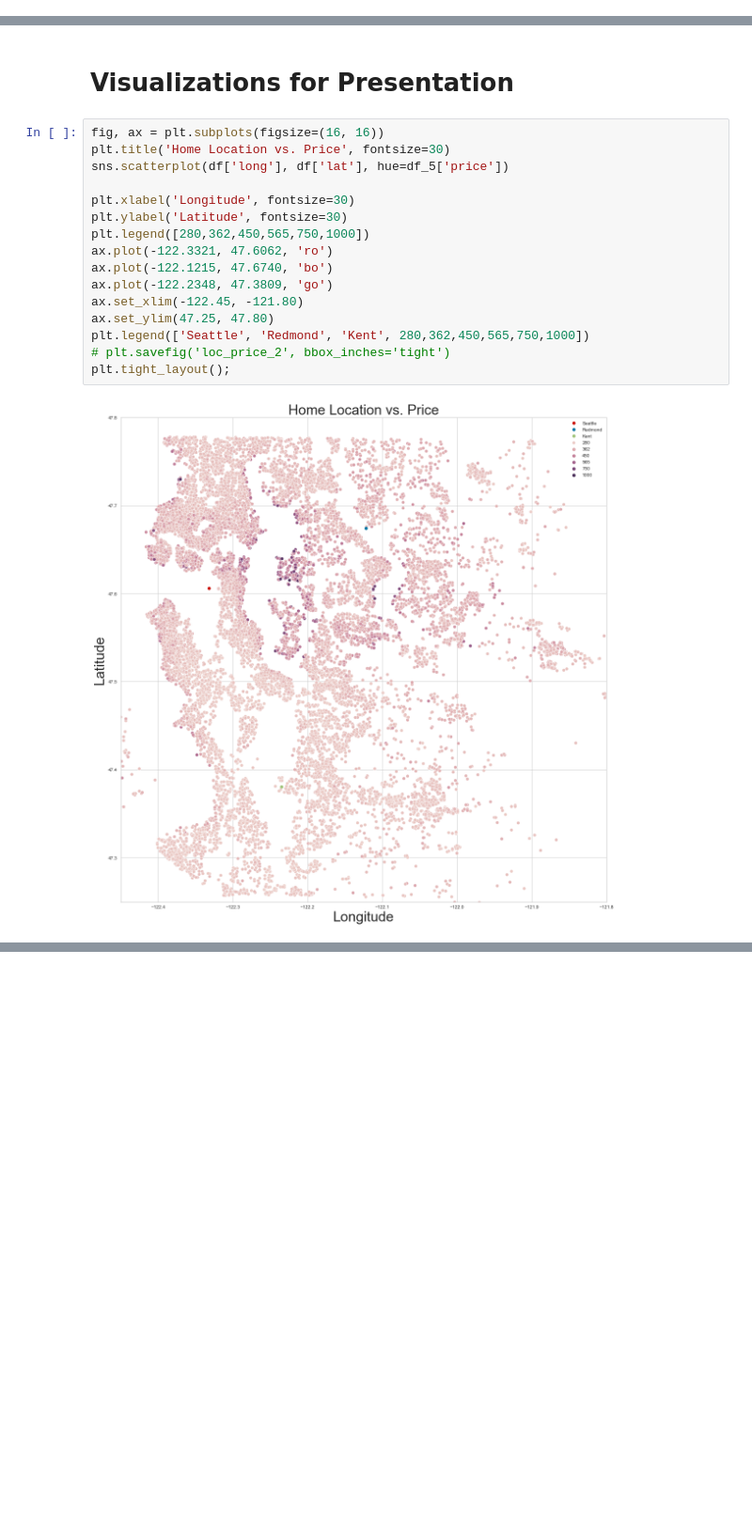
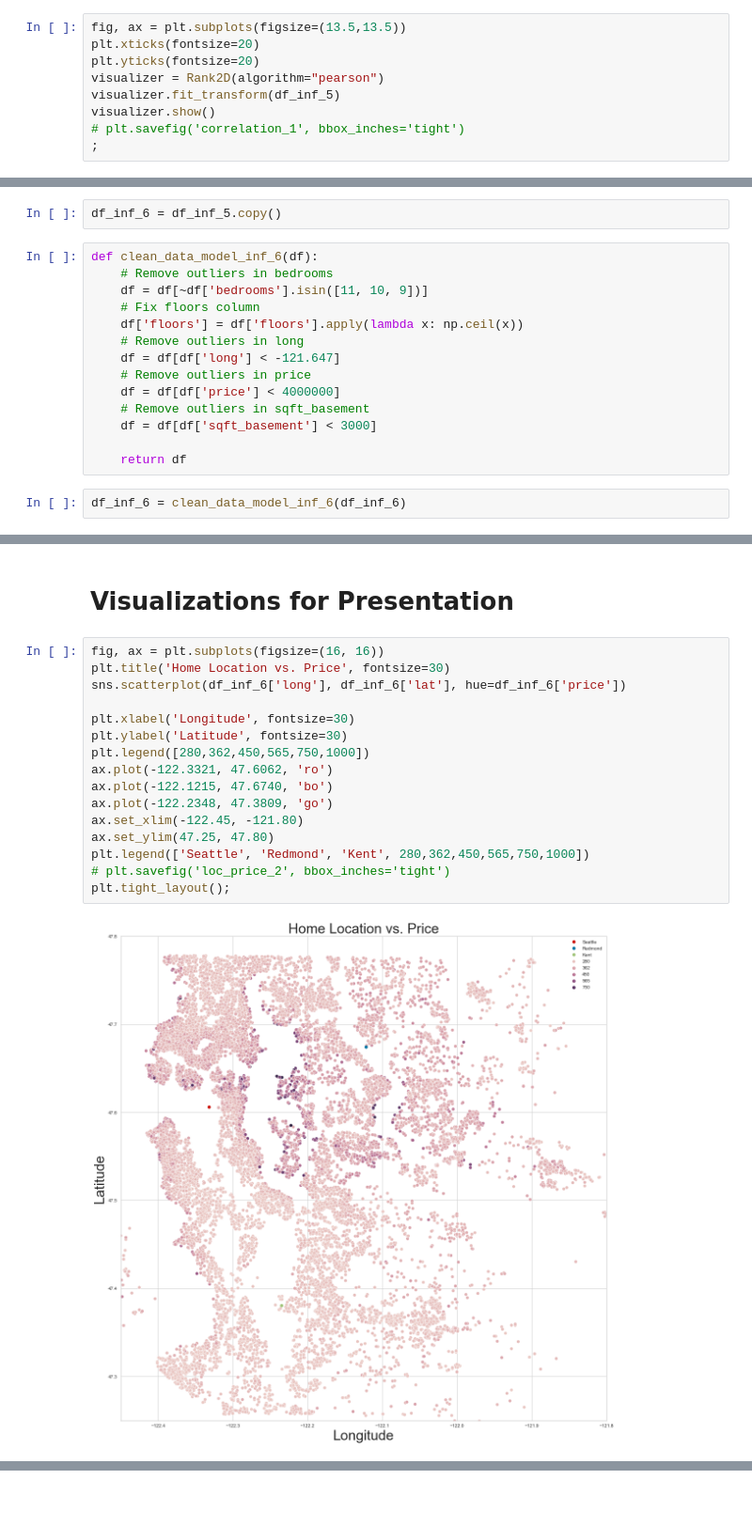
Before and after one commit to DataDoggo215/dsc-phase2-project, a Jupyter notebook: Master.ipynb, the cells around one changed output, grey strips where cells are left out. Shown at 94% size. Drawn from its saved outputs; the diff is of its cells as text; blank space fills up the shorter version.

```diff
--- a/Master.ipynb
+++ b/Master.ipynb
@@ -819,0 +472,9 @@ sum(
+# %%
+fig, ax = plt.subplots(figsize=(13.5,13.5))
+plt.xticks(fontsize=20)
+plt.yticks(fontsize=20)
+visualizer = Rank2D(algorithm="pearson")
+visualizer.fit_transform(df_inf_5)
+visualizer.show()
+# plt.savefig('correlation_1', bbox_inches='tight')
+;
@@ -819,0 +550,18 @@ sum(
+# %%
+df_inf_6 = df_inf_5.copy()
+# %%
+def clean_data_model_inf_6(df):
+    # Remove outliers in bedrooms
+    df = df[~df['bedrooms'].isin([11, 10, 9])]
+    # Fix floors column
+    df['floors'] = df['floors'].apply(lambda x: np.ceil(x))
+    # Remove outliers in long
+    df = df[df['long'] < -121.647]
+    # Remove outliers in price
+    df = df[df['price'] < 4000000]
+    # Remove outliers in sqft_basement
+    df = df[df['sqft_basement'] < 3000]
+
+    return df
+# %%
+df_inf_6 = clean_data_model_inf_6(df_inf_6)
@@ -972,19 +1096,19 @@ The transformed data generates a model that looks much more fit for performing l
 # %%
 fig, ax = plt.subplots(figsize=(16, 16))
 plt.title('Home Location vs. Price', fontsize=30)
-sns.scatterplot(df['long'], df['lat'], hue=df_5['price'])
+sns.scatterplot(df_inf_6['long'], df_inf_6['lat'], hue=df_inf_6['price'])
 
 plt.xlabel('Longitude', fontsize=30)
 plt.ylabel('Latitude', fontsize=30)
 plt.legend([280,362,450,565,750,1000])
 ax.plot(-122.3321, 47.6062, 'ro')
 ax.plot(-122.1215, 47.6740, 'bo')
 ax.plot(-122.2348, 47.3809, 'go')
 ax.set_xlim(-122.45, -121.80)
 ax.set_ylim(47.25, 47.80)
 plt.legend(['Seattle', 'Redmond', 'Kent', 280,362,450,565,750,1000])
 # plt.savefig('loc_price_2', bbox_inches='tight')
 plt.tight_layout();
 # %% [output]
-[figure, old version]
+[figure, new version]
 # %%
```
Also changed, not shown: parts of 212 cells of this notebook, 4 other files.
